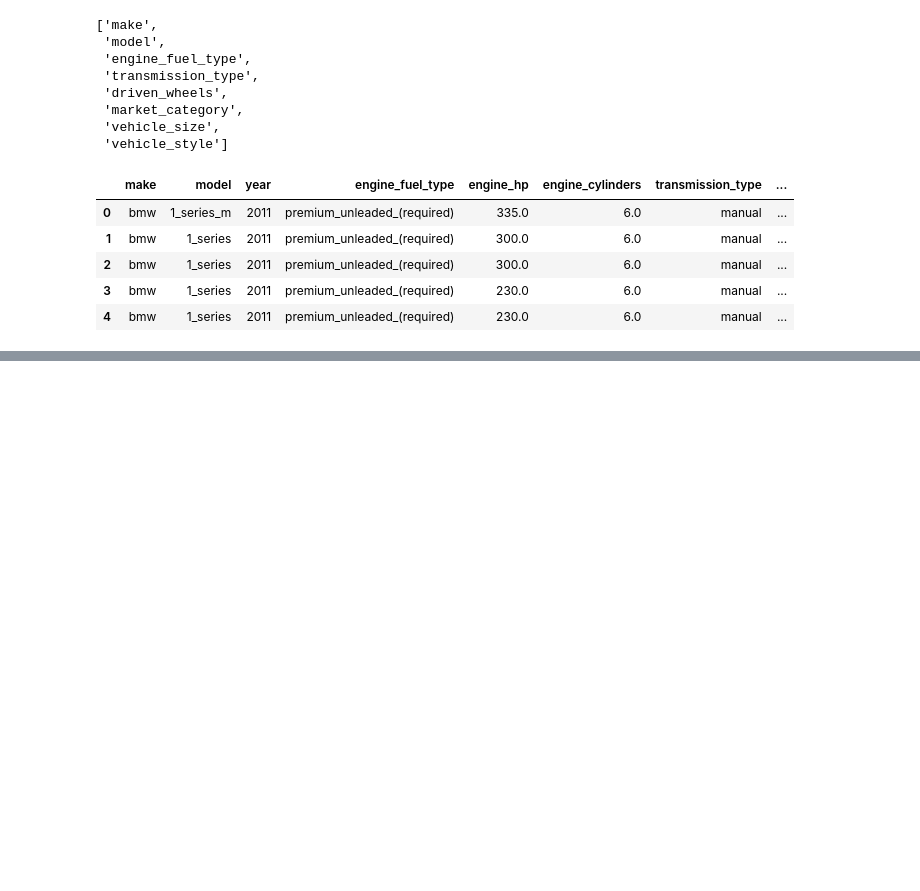
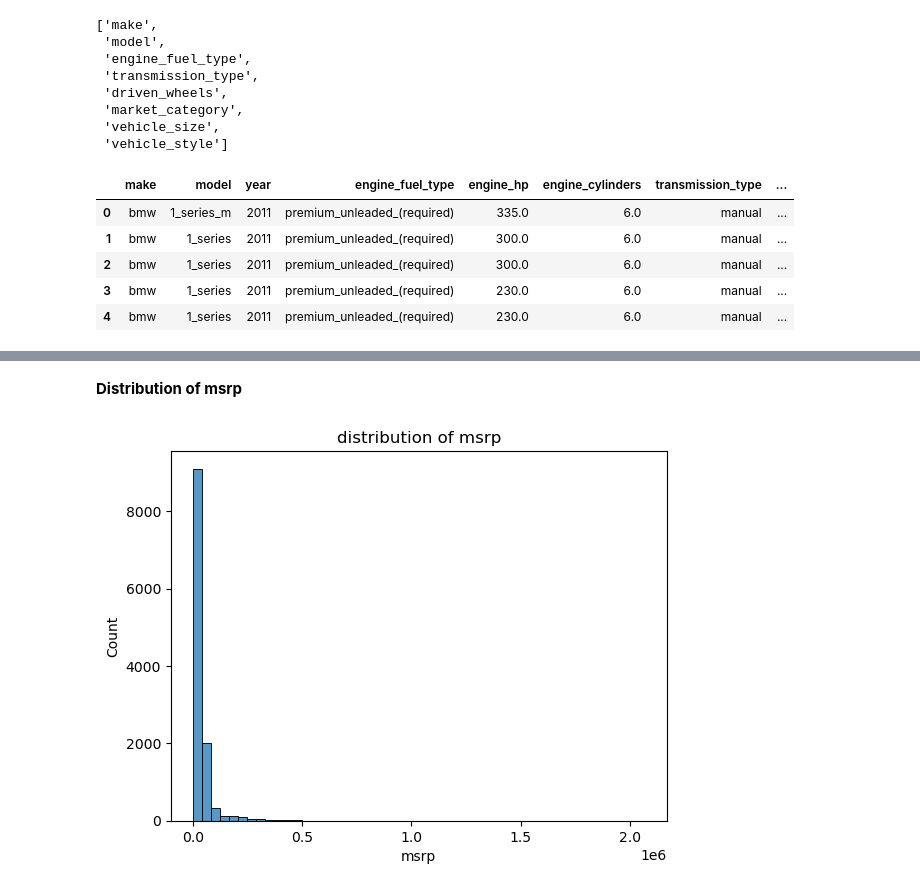
Before and after one commit to avinsio/ml-zoomcamp, a Jupyter notebook: 02-regression/notebook.ipynb, the cells around one changed output, grey strips where cells are left out. Cells and saved outputs as stored; diff of their text form; code cells hidden in the pictures; blank space fills up the shorter version.

```diff
--- a/02-regression/notebook.ipynb
+++ b/02-regression/notebook.ipynb
@@ -55,0 +102,2 @@ df.head()
+# %% [markdown]
+**Distribution of msrp**
@@ -55,0 +107,6 @@ df.head()
+# %%
+sns.histplot(df.msrp, bins=50)
+plt.title("distribution of msrp")
+plt.show()
+# %% [output]
+[figure, added]
```
Also changed, not shown: parts of 10 cells of this notebook.
